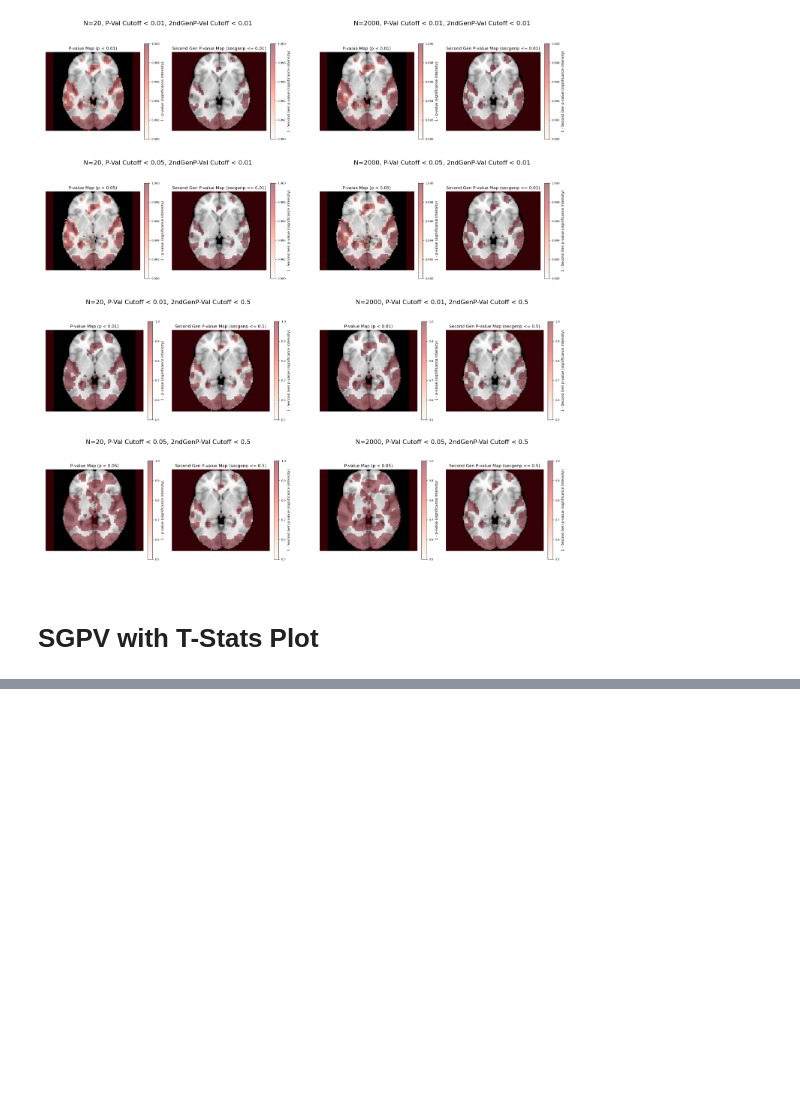
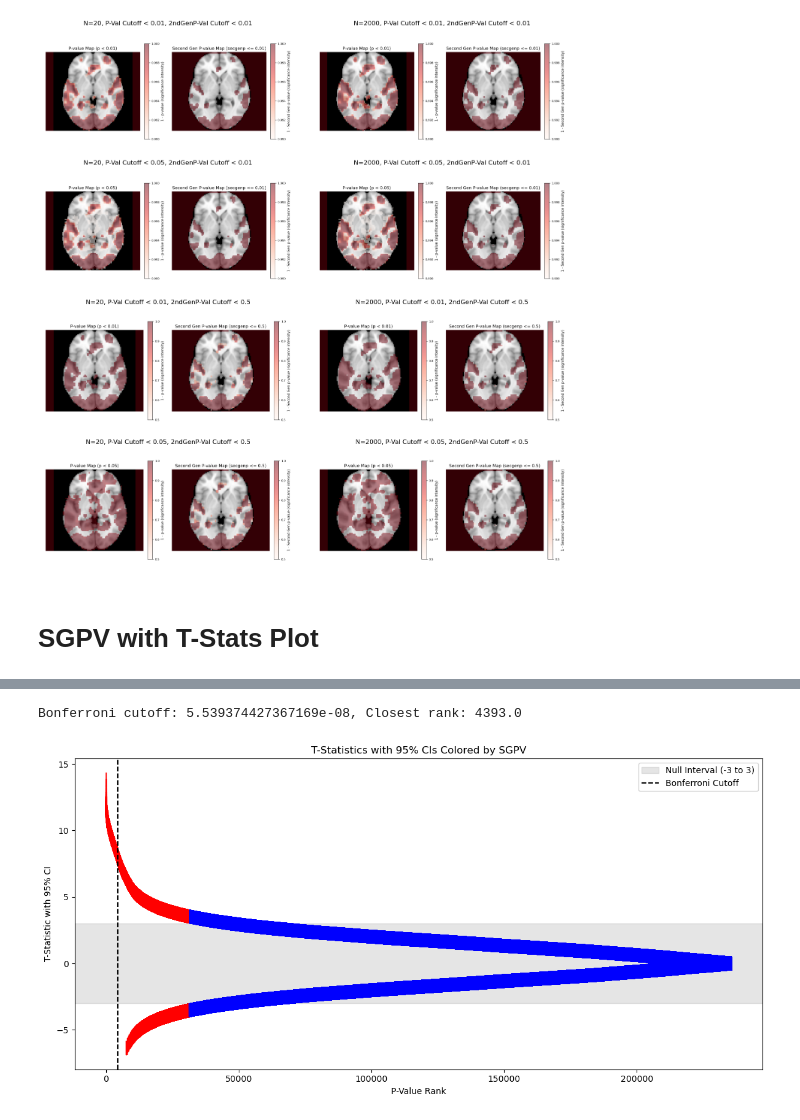
Before and after one commit to eplarocco/brain_science_for_ds, a Jupyter notebook: SGPV_TMap_Thresholding.ipynb, the cells around one changed output, grey strips where cells are left out. Saved outputs shown, nothing was run; the diff lists cells and outputs as text; code cells hidden in the pictures; blank space fills up the shorter version.

```diff
--- a/SGPV_TMap_Thresholding.ipynb
+++ b/SGPV_TMap_Thresholding.ipynb
@@ -525,0 +601,11 @@ plt.show()
+# %%
+# Load the dataframe
+df_results = pd.read_csv('df_results.csv')
+# remove rows where T-Stat is 0
+#df_results = df_results_full[df_results_full['T-Stat'] != 0.0]
+#add a rank column based on p-value (smallest to largest)
+df_results['P-Value Rank'] = df_results['P-Value'].rank(method='min')
+# remove duplicate rows
+#df_results = df_results.drop_duplicates(subset=['P-Value', 'T-Stat', 'CI Lower', 'CI Upper', 'SGPV'])
+print(len(df_results))
+df_results.head()
@@ -525,0 +620,47 @@ plt.show()
+# %%
+# Define Bonferroni cutoff
+bonferroni_cutoff = 0.05 / len(df_results)
+# Find  p-value rank closest to bonferroni cutoff
+closest_rank = df_results.iloc[(df_results['P-Value'] - bonferroni_cutoff).abs().argsort()[:1]]['P-Value Rank'].values[0]
+print(f"Bonferroni cutoff: {bonferroni_cutoff}, Closest rank: {closest_rank}")
+# %% [output]
+Bonferroni cutoff: 5.539374427367169e-08, Closest rank: 4393.0
+# %%
+# Define Bonferroni cutoff
+bonferroni_x_cutoff = closest_rank
+
+# Only plot top 10000 for visibility
+#df_results_top = df_results.nsmallest(10000, 'P-Value Rank')
+
+plt.figure(figsize=(12, 6))
+
+for idx, row in df_results.iterrows():
+    color = 'red' if row['SGPV'] == 0 else 'blue'
+    # vertical line for CI
+    plt.vlines(
+        x=row['P-Value Rank'],
+        ymin=row['CI Lower'],
+        ymax=row['CI Upper'],
+        color=color,
+        alpha=0.6
+    )
+
+# Add horizontal lines for null interval bounds
+plt.axhspan(-3, 3, color='grey', alpha=0.2, label='Null Interval (-3 to 3)')
+
+# Add vertical line for Bonferroni cutoff
+plt.axvline(
+    x=bonferroni_x_cutoff,
+    color='black',
+    linestyle='--',
+    label='Bonferroni Cutoff'
+)
+
+plt.xlabel('P-Value Rank')
+plt.ylabel('T-Statistic with 95% CI')
+plt.title('T-Statistics with 95% CIs Colored by SGPV')
+plt.legend()
+plt.tight_layout()
+plt.show()
+# %% [output]
+[figure, added]
```
Also changed, not shown: parts of 17 cells of this notebook, 9 other files.
